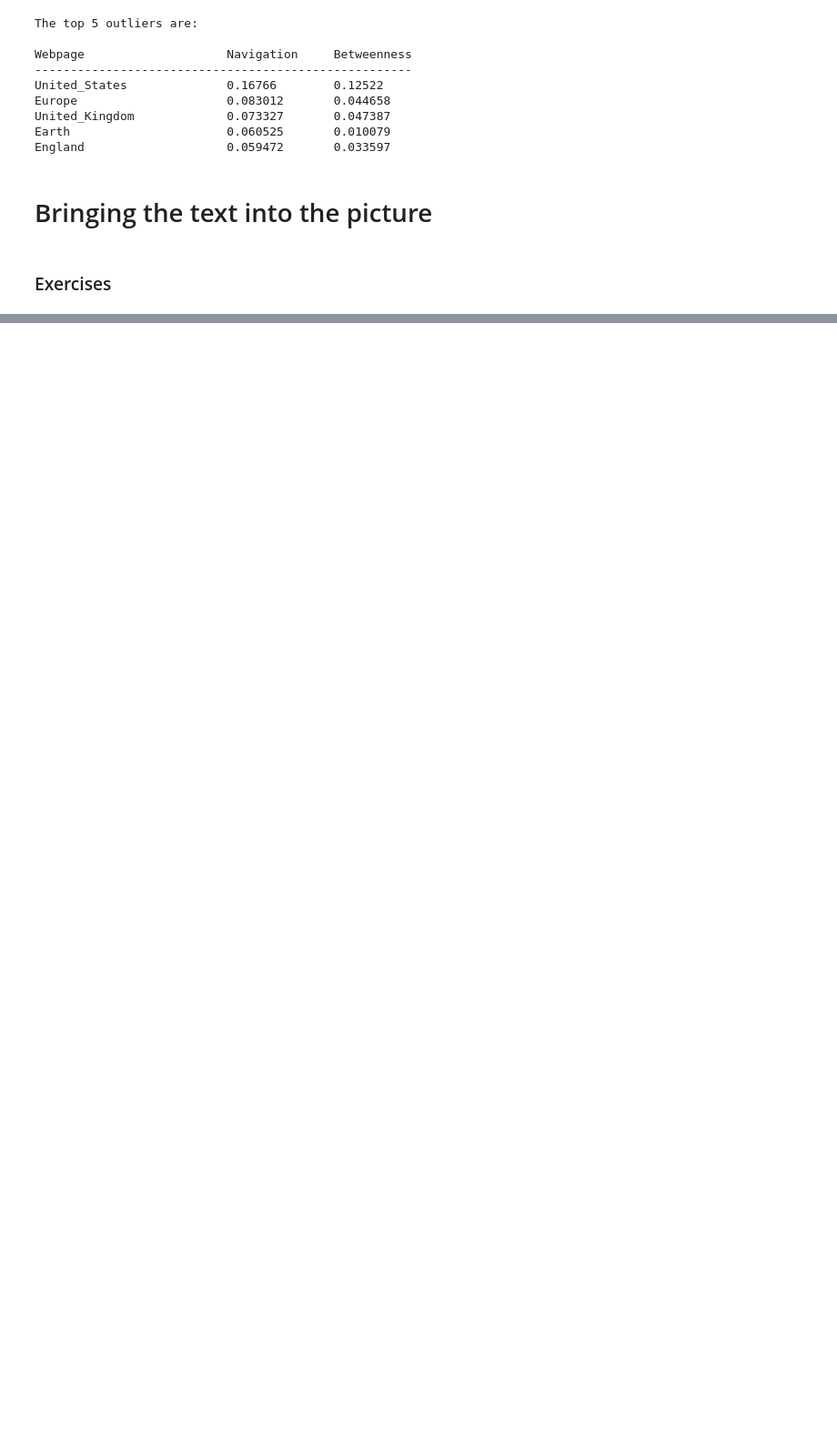
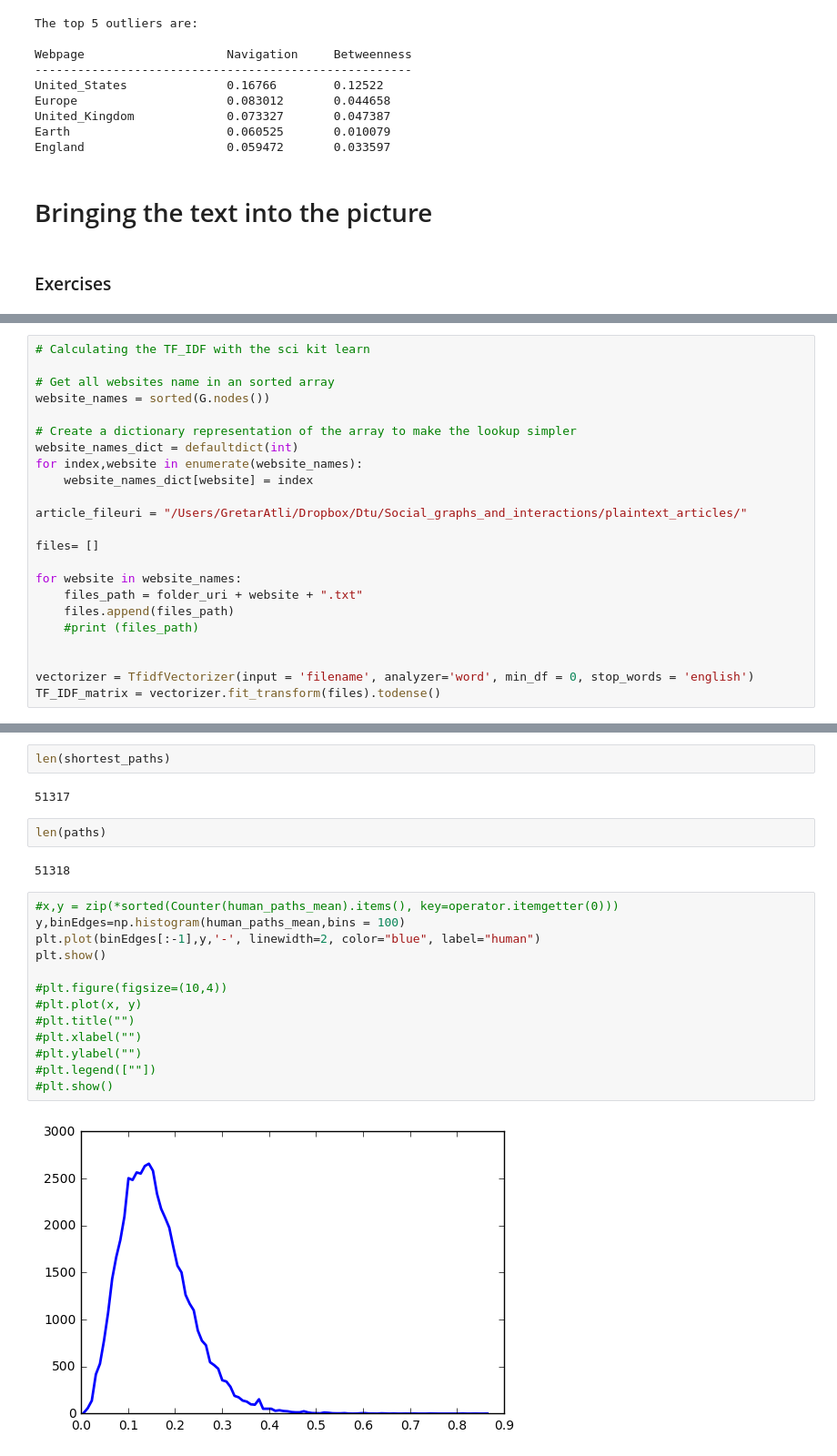
Before and after one commit to gretarg09/DTU__SocialGraphsAndInteractions, a Jupyter notebook: week_eight/week_8_GAG.ipynb, the cells around one changed output, grey strips where cells are left out. Shown at 91% size. Cells and saved outputs as stored; diff of their text form; blank space fills up the shorter version.

```diff
--- a/week_eight/week_8_GAG.ipynb
+++ b/week_eight/week_8_GAG.ipynb
@@ -604,0 +655,23 @@ defaultdict(dict,
+# %%
+# Calculating the TF_IDF with the sci kit learn
+
+# Get all websites name in an sorted array
+website_names = sorted(G.nodes())
+
+# Create a dictionary representation of the array to make the lookup simpler
+website_names_dict = defaultdict(int)
+for index,website in enumerate(website_names):
+    website_names_dict[website] = index
+
+article_fileuri = "/Users/GretarAtli/Dropbox/Dtu/Social_graphs_and_interactions/plaintext_articles/"
+
+files= []
+
+for website in website_names:
+    files_path = folder_uri + website + ".txt"
+    files.append(files_path)
+    #print (files_path)
+
+
+vectorizer = TfidfVectorizer(input = 'filename', analyzer='word', min_df = 0, stop_words = 'english')
+TF_IDF_matrix = vectorizer.fit_transform(files).todense()
@@ -604,0 +739,23 @@ defaultdict(dict,
+# %%
+len(shortest_paths)
+# %% [output]
+51317
+# %%
+len(paths)
+# %% [output]
+51318
+# %%
+#x,y = zip(*sorted(Counter(human_paths_mean).items(), key=operator.itemgetter(0)))
+y,binEdges=np.histogram(human_paths_mean,bins = 100)
+plt.plot(binEdges[:-1],y,'-', linewidth=2, color="blue", label="human")
+plt.show()
+
+#plt.figure(figsize=(10,4))
+#plt.plot(x, y)
+#plt.title("")
+#plt.xlabel("")
+#plt.ylabel("")
+#plt.legend([""])
+#plt.show()
+# %% [output]
+[figure, added]
```
Also changed, not shown: parts of 16 cells of this notebook, 2 other files.
